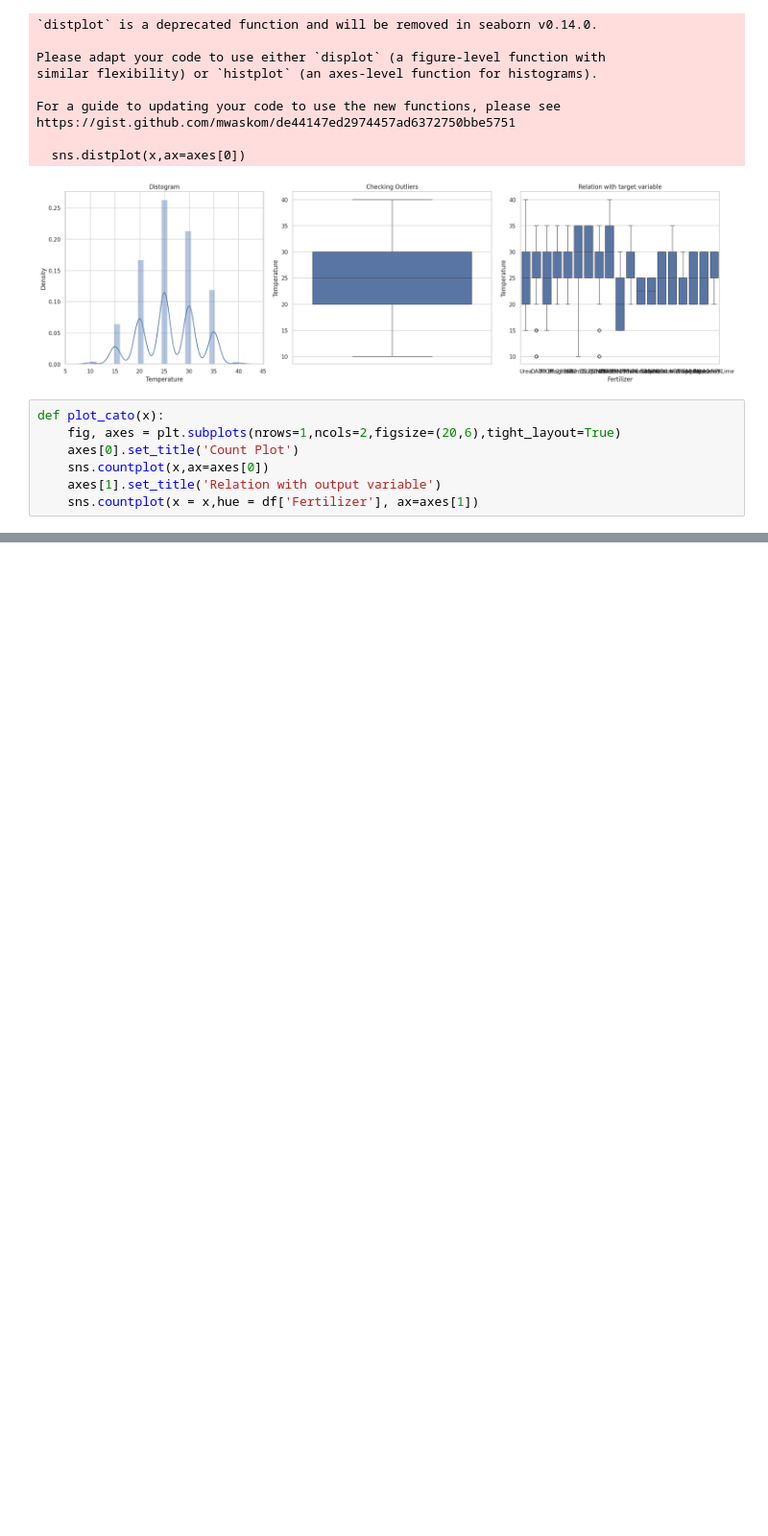
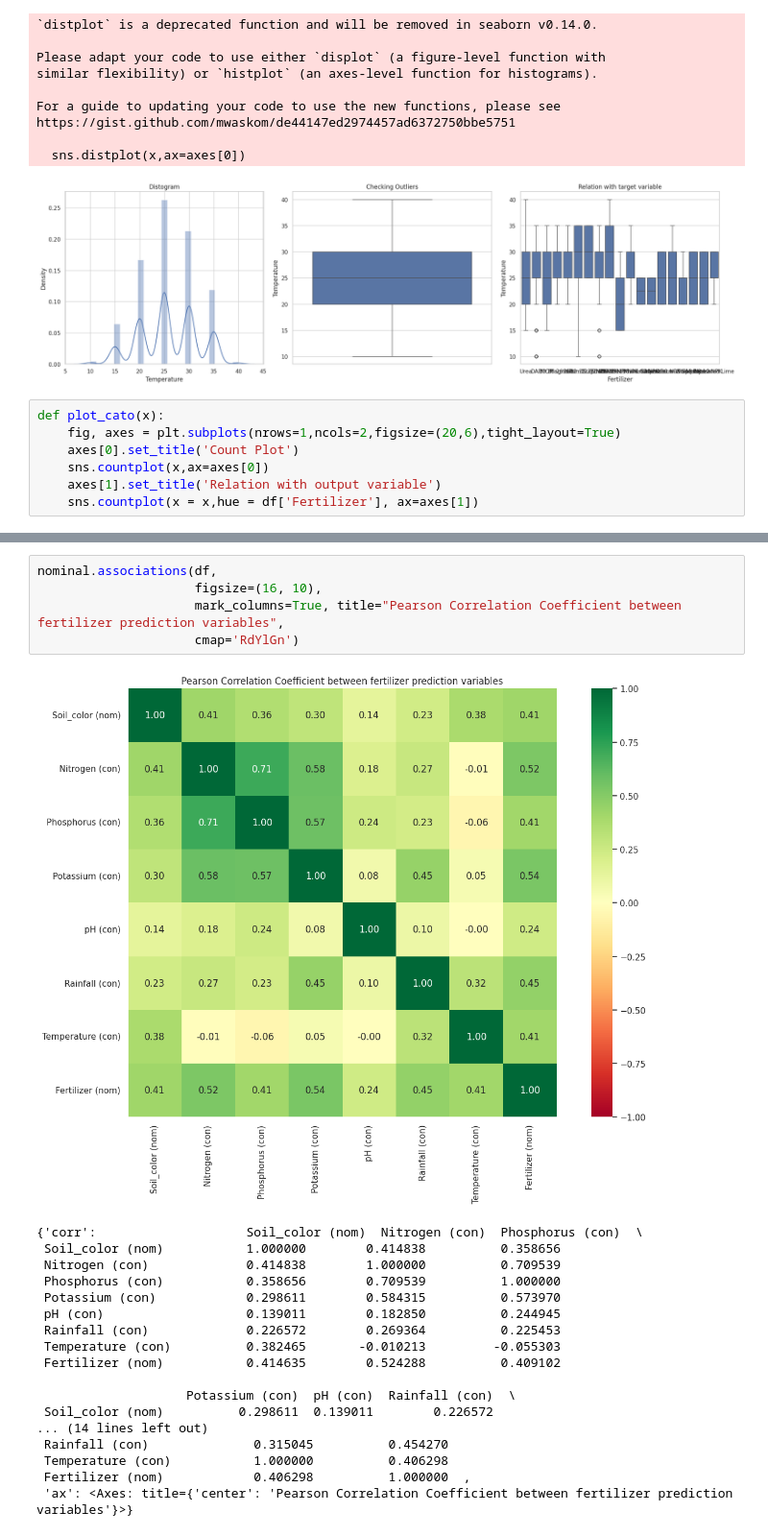
Before and after one commit to Navyasrimachagiri/Fertilizer_prediction, a Jupyter notebook: fertilizer.ipynb, the cells around one changed output, grey strips where cells are left out. Shown at 96% size. Drawn from its saved outputs; the diff is of its cells as text; blank space fills up the shorter version.

```diff
--- a/fertilizer.ipynb
+++ b/fertilizer.ipynb
@@ -269,0 +293,24 @@ plot_cato(df['Soil_color'])
+# %%
+nominal.associations(df,
+                     figsize=(16, 10),
+                     mark_columns=True, title="Pearson Correlation Coefficient between fertilizer prediction variables",
+                     cmap='RdYlGn')
+# %% [output]
+[figure, added]
+{'corr':                    Soil_color (nom)  Nitrogen (con)  Phosphorus (con)  \
+ Soil_color (nom)           1.000000        0.414838          0.358656
+ Nitrogen (con)             0.414838        1.000000          0.709539
+ Phosphorus (con)           0.358656        0.709539          1.000000
+ Potassium (con)            0.298611        0.584315          0.573970
+ pH (con)                   0.139011        0.182850          0.244945
+ Rainfall (con)             0.226572        0.269364          0.225453
+ Temperature (con)          0.382465       -0.010213         -0.055303
+ Fertilizer (nom)           0.414635        0.524288          0.409102
+
+                    Potassium (con)  pH (con)  Rainfall (con)  \
+ Soil_color (nom)          0.298611  0.139011        0.226572
+... (14 lines left out)
+ Rainfall (con)              0.315045          0.454270
+ Temperature (con)           1.000000          0.406298
+ Fertilizer (nom)            0.406298          1.000000  ,
+ 'ax': <Axes: title={'center': 'Pearson Correlation Coefficient between fertilizer prediction variables'}>}
```
Also changed, not shown: parts of 7 cells of this notebook.
